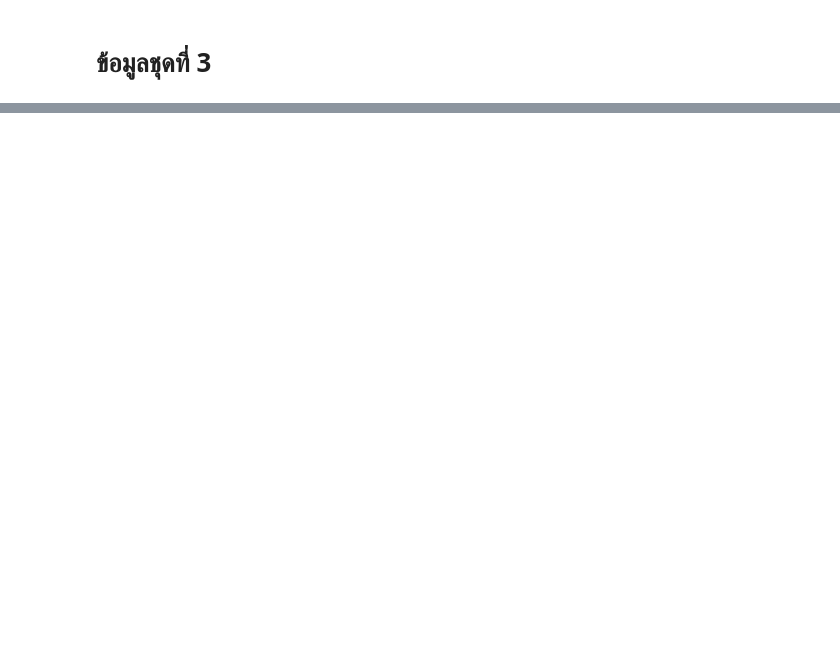
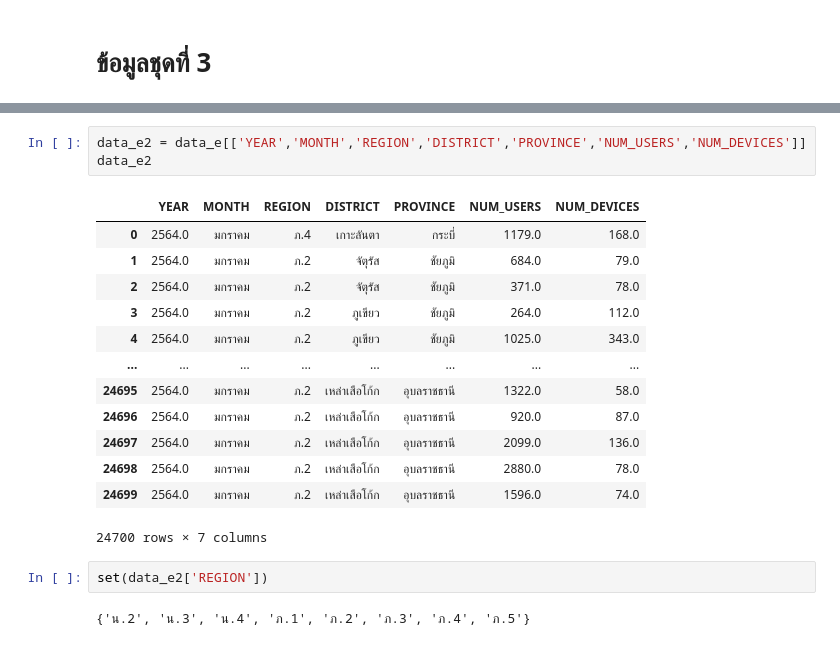
Before and after one commit to team0243/data_viz_2022, a Jupyter notebook: data_viz_project.ipynb, the cells around one changed output, grey strips where cells are left out. Saved outputs shown, nothing was run; the diff lists cells and outputs as text; blank space fills up the shorter version.

```diff
--- a/data_viz_project.ipynb
+++ b/data_viz_project.ipynb
@@ -864,0 +917,21 @@ data_cl3
+# %%
+data_e2 = data_e[['YEAR','MONTH','REGION','DISTRICT','PROVINCE','NUM_USERS','NUM_DEVICES']]
+data_e2
+# %% [output]
+|  | YEAR | MONTH | REGION | DISTRICT | PROVINCE | NUM_USERS | NUM_DEVICES |
+| 0 | 2564.0 | มกราคม | ภ.4 | เกาะลันตา | กระบี่ | 1179.0 | 168.0 |
+| 1 | 2564.0 | มกราคม | ภ.2 | จัตุรัส | ชัยภูมิ | 684.0 | 79.0 |
+| 2 | 2564.0 | มกราคม | ภ.2 | จัตุรัส | ชัยภูมิ | 371.0 | 78.0 |
+| 3 | 2564.0 | มกราคม | ภ.2 | ภูเขียว | ชัยภูมิ | 264.0 | 112.0 |
+| 4 | 2564.0 | มกราคม | ภ.2 | ภูเขียว | ชัยภูมิ | 1025.0 | 343.0 |
+| ... | ... | ... | ... | ... | ... | ... | ... |
+| 24695 | 2564.0 | มกราคม | ภ.2 | เหล่าเสือโก้ก | อุบลราชธานี | 1322.0 | 58.0 |
+| 24696 | 2564.0 | มกราคม | ภ.2 | เหล่าเสือโก้ก | อุบลราชธานี | 920.0 | 87.0 |
+| 24697 | 2564.0 | มกราคม | ภ.2 | เหล่าเสือโก้ก | อุบลราชธานี | 2099.0 | 136.0 |
+| 24698 | 2564.0 | มกราคม | ภ.2 | เหล่าเสือโก้ก | อุบลราชธานี | 2880.0 | 78.0 |
+| 24699 | 2564.0 | มกราคม | ภ.2 | เหล่าเสือโก้ก | อุบลราชธานี | 1596.0 | 74.0 |
+24700 rows × 7 columns
+# %%
+set(data_e2['REGION'])
+# %% [output]
+{'น.2', 'น.3', 'น.4', 'ภ.1', 'ภ.2', 'ภ.3', 'ภ.4', 'ภ.5'}
```
Also changed, not shown: parts of 16 cells of this notebook.
